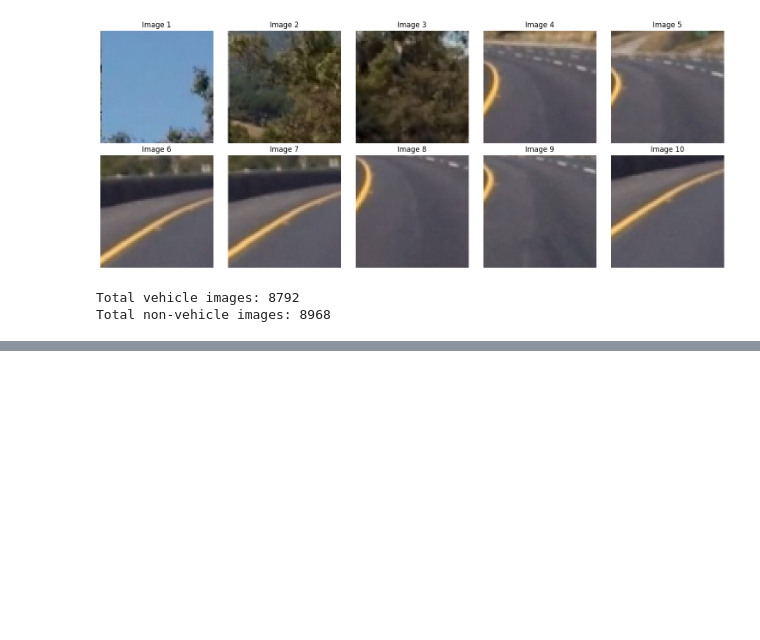
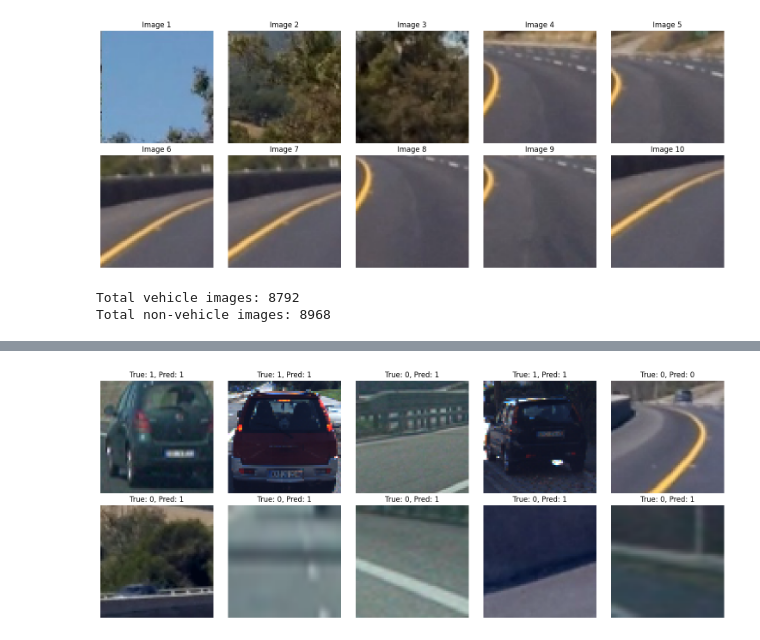
Before and after one commit to rickivan/proyecto-final-redes-neuronales, a Jupyter notebook: proyecto3.ipynb, the cells around one changed output, grey strips where cells are left out. Saved outputs shown, nothing was run; the diff lists cells and outputs as text; code cells hidden in the pictures; blank space fills up the shorter version.

```diff
--- a/proyecto3.ipynb
+++ b/proyecto3.ipynb
@@ -359,0 +292,68 @@ for i, pred in enumerate(predictions):
+# %%
+# Probar el modelo con un ejemplo de imagen
+def test_model(model, image, transform=None):
+    model.eval()
+    if transform:
+        image = transform(image).unsqueeze(0)  # Añadir dimensión de batch
+    image = image.to(device)
+
+    with torch.no_grad():
+        output = model(image)
+        _, predicted = torch.max(output, 1)
+
+    return predicted.item()
+
+#  Probar con diez imagenes de prueba
+def test_model_with_examples(model, dataloader, transform=None):
+    model.eval()
+    examples = []
+    labels = []
+
+    with torch.no_grad():
+        for inputs, lbls in dataloader:
+            for i in range(len(inputs)):
+                img = inputs[i]
+                label = lbls[i].item()
+                pred = test_model(model, img, transform)
+                examples.append((img.cpu(), label, pred))
+                if len(examples) >= 10:  # Limitar a 10 ejemplos
+                    break
+            if len(examples) >= 10:
+                break
+
+    return examples
+# Probar el modelo con ejemplos
+transform = transforms.Compose([
+    transforms.ToPILImage(),
+    transforms.Resize((64, 64)),
+    transforms.ToTensor(),
+    transforms.Normalize(mean=[0.485, 0.456, 0.406], std=[0.229, 0.224, 0.225]),
+])
+examples = test_model_with_examples(cnn_model, test_loader, transform)
+# Visualizar ejemplos de prueba
+def show_test_examples(examples):
+    n = len(examples)
+    ncols = 5
+    nrows = (n + ncols - 1) // ncols
+    fig, axes = plt.subplots(nrows, ncols, figsize=(15, 3 * nrows))
+    axes = axes.flatten() if nrows > 1 else [axes]
+
+    for ax in axes:
+        ax.axis('off')  # Ocultar ejes
+
+    for i, (img, label, pred) in enumerate(examples):
+        img = img.permute(1, 2, 0).numpy()  # Convertir a formato HWC
+        img = (img * 0.229 + 0.485) * 255.0  # Desnormalizar
+        img = np.clip(img, 0, 255).astype(np.uint8)  # Asegurar valores válidos
+        axes[i].imshow(img)
+        axes[i].set_title(f'True: {label}, Pred: {pred}')
+
+    plt.tight_layout()
+    plt.show()
+show_test_examples(examples)
+# Guardar el modelo entrenado
+def save_model(model, path):
+    torch.save(model.state_dict(), path)
+    print(f'Model saved to {path}')
+# %% [output]
+[figure, added]
```
Also changed, not shown: parts of 6 cells of this notebook.
